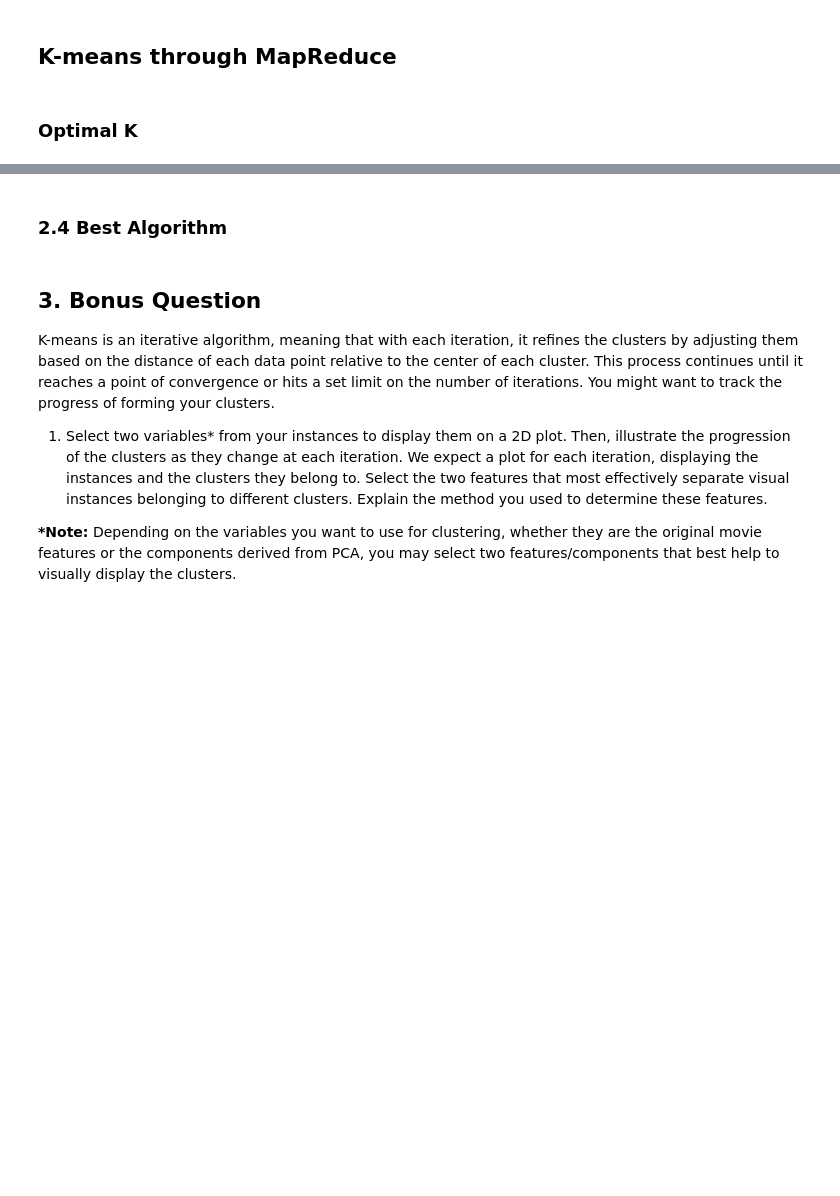
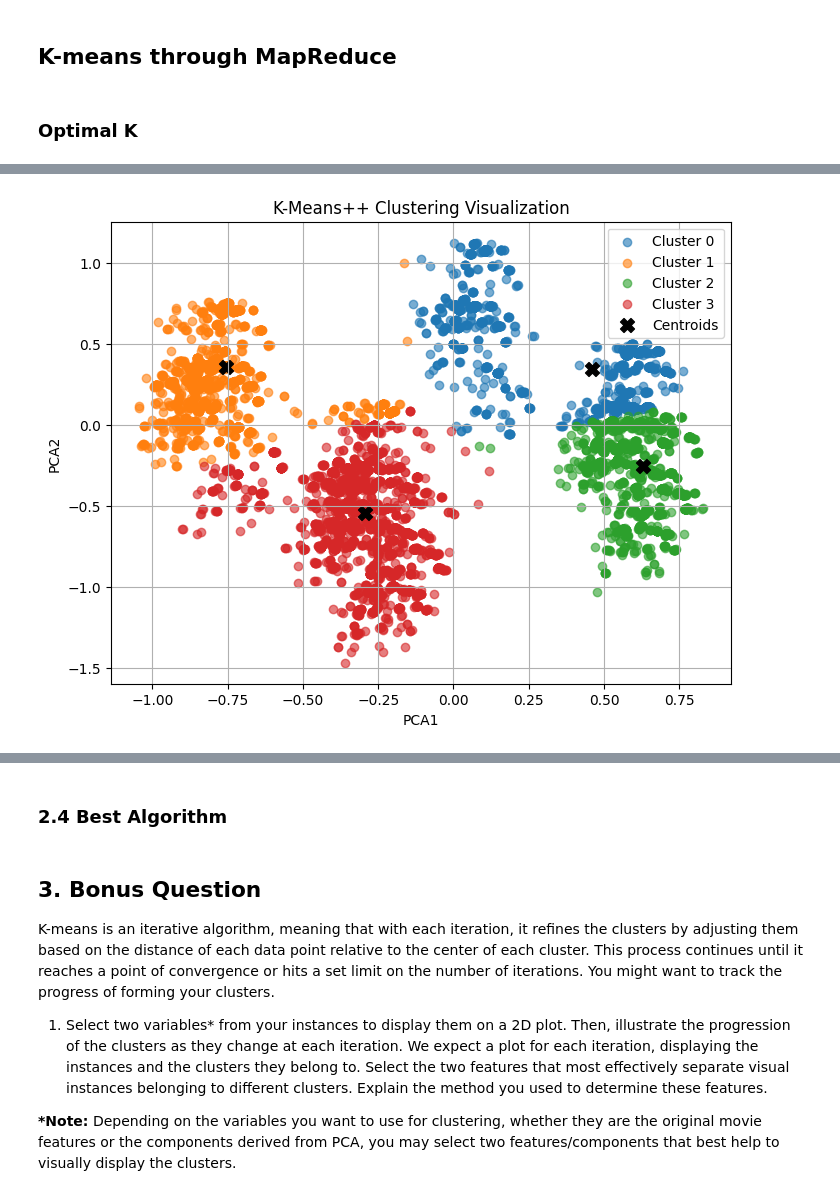
Before and after one commit to khalmatay/ADM-HW4, a Jupyter notebook: main.ipynb, the cells around one changed output, grey strips where cells are left out. Drawn from its saved outputs; the diff is of its cells as text; code cells hidden in the pictures; blank space fills up the shorter version.

```diff
--- a/main.ipynb
+++ b/main.ipynb
@@ -945,0 +989,25 @@ plt.show()
+# %%
+data = pca_df[['PCA1', 'PCA2']].values.tolist()
+
+clusters, centroids = kmeans_plus_plus(data, k)
+
+clustered_points = {tuple(point): cluster for cluster, points in clusters for point in points}
+pca_df['Cluster'] = [clustered_points[tuple(point)] for point in data]
+
+# Visualization
+plt.figure(figsize=(8, 6))
+for cluster_id in range(k):
+    cluster_data = pca_df[pca_df['Cluster'] == cluster_id]
+    plt.scatter(cluster_data['PCA1'], cluster_data['PCA2'], label=f'Cluster {cluster_id}', alpha=0.6)
+
+centroids_array = np.array([centroid[1] for centroid in centroids])
+plt.scatter(centroids_array[:, 0], centroids_array[:, 1], color='black', label='Centroids', marker='X', s=100)
+
+plt.title('K-Means++ Clustering Visualization')
+plt.xlabel('PCA1')
+plt.ylabel('PCA2')
+plt.legend()
+plt.grid(True)
+plt.show()
+# %% [output]
+[figure, added]
```
Also changed, not shown: parts of 9 cells of this notebook.
